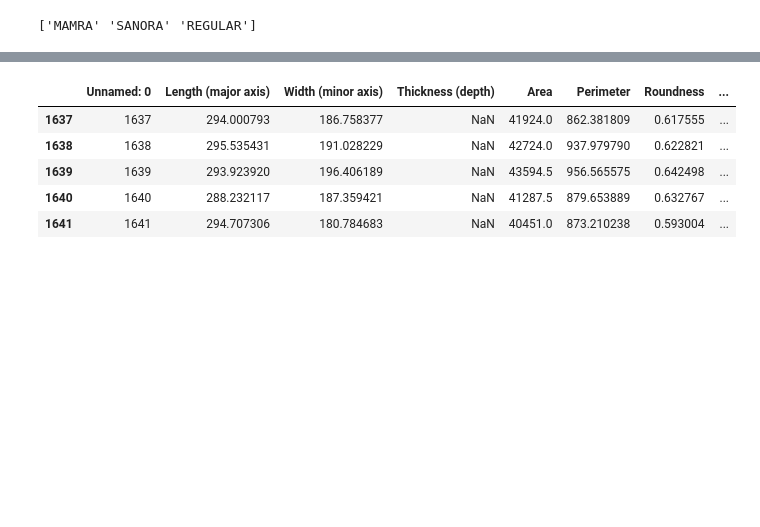
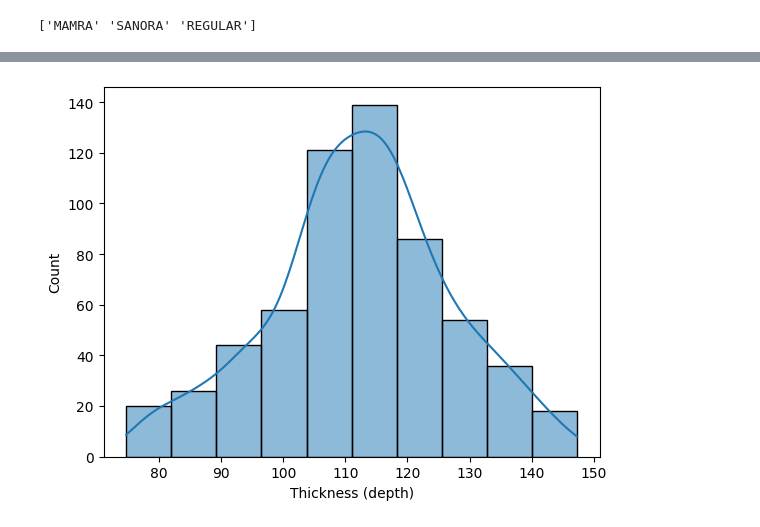
Before and after one commit to tarbazi/COS-711-Assignment-2, a Jupyter notebook: src/Almonds_Classifier.ipynb, the cells around one changed output, grey strips where cells are left out. Cells and saved outputs as stored; diff of their text form; code cells hidden in the pictures; blank space fills up the shorter version.

```diff
--- a/src/Almonds_Classifier.ipynb
+++ b/src/Almonds_Classifier.ipynb
@@ -42,14 +32,9 @@ plt.show()
 # %%
 REGULAR = myData[myData["Type"] == "REGULAR"]
 
 REGULAR.head()
 
-sns.histplot(REGULAR["Area"], bins = 10, kde = True)
+sns.histplot(REGULAR["Thickness (depth)"], bins = 10, kde = True)
 plt.show()
 # %% [output]
-|  | Unnamed: 0 | Length (major axis) | Width (minor axis) | Thickness (depth) | Area | Perimeter | Roundness | ... |
-| 1637 | 1637 | 294.000793 | 186.758377 | NaN | 41924.0 | 862.381809 | 0.617555 | ... |
-| 1638 | 1638 | 295.535431 | 191.028229 | NaN | 42724.0 | 937.979790 | 0.622821 | ... |
-| 1639 | 1639 | 293.923920 | 196.406189 | NaN | 43594.5 | 956.565575 | 0.642498 | ... |
-| 1640 | 1640 | 288.232117 | 187.359421 | NaN | 41287.5 | 879.653889 | 0.632767 | ... |
-| 1641 | 1641 | 294.707306 | 180.784683 | NaN | 40451.0 | 873.210238 | 0.593004 | ... |
+[figure, added]
```
Also changed, not shown: parts of 3 cells of this notebook, 1 other file.
